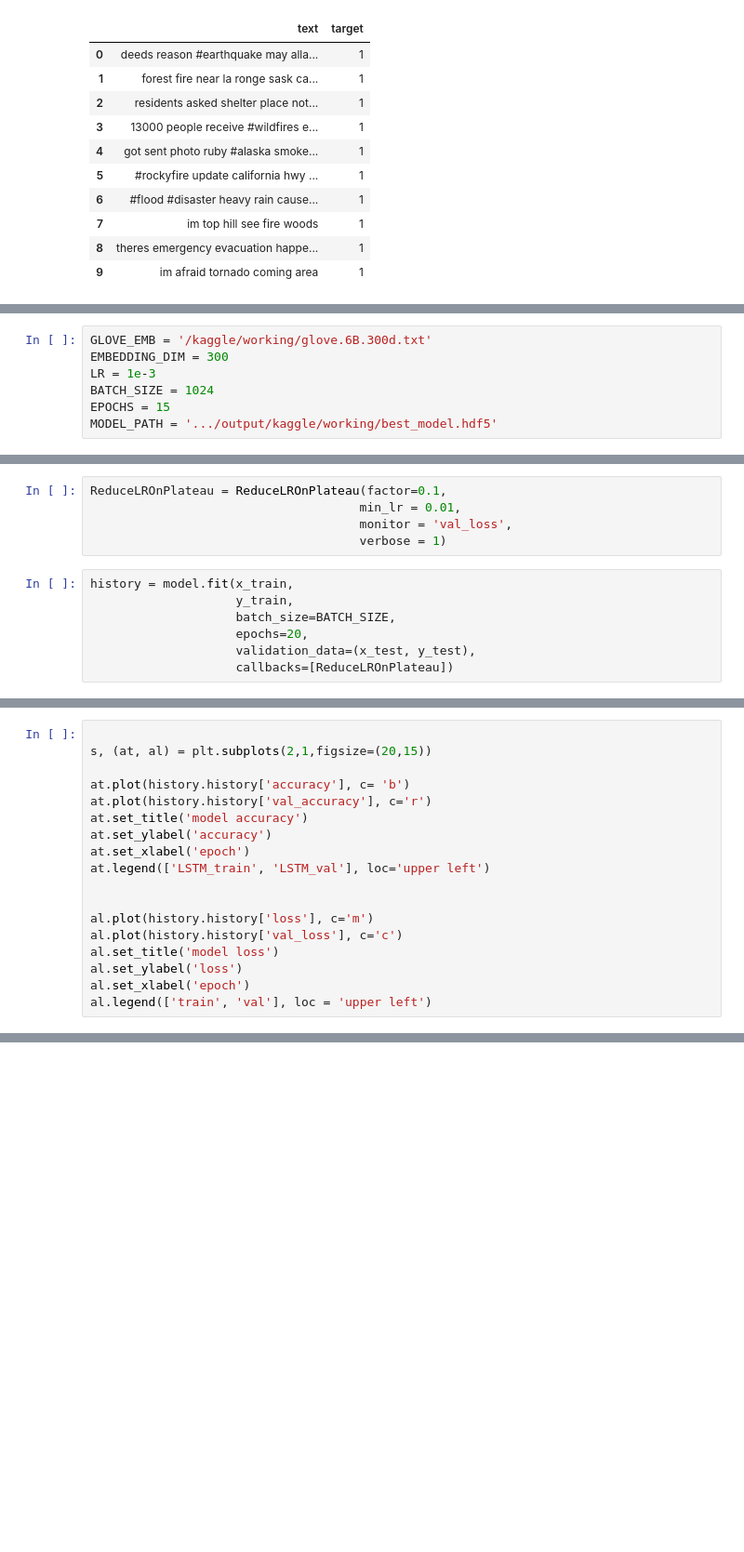
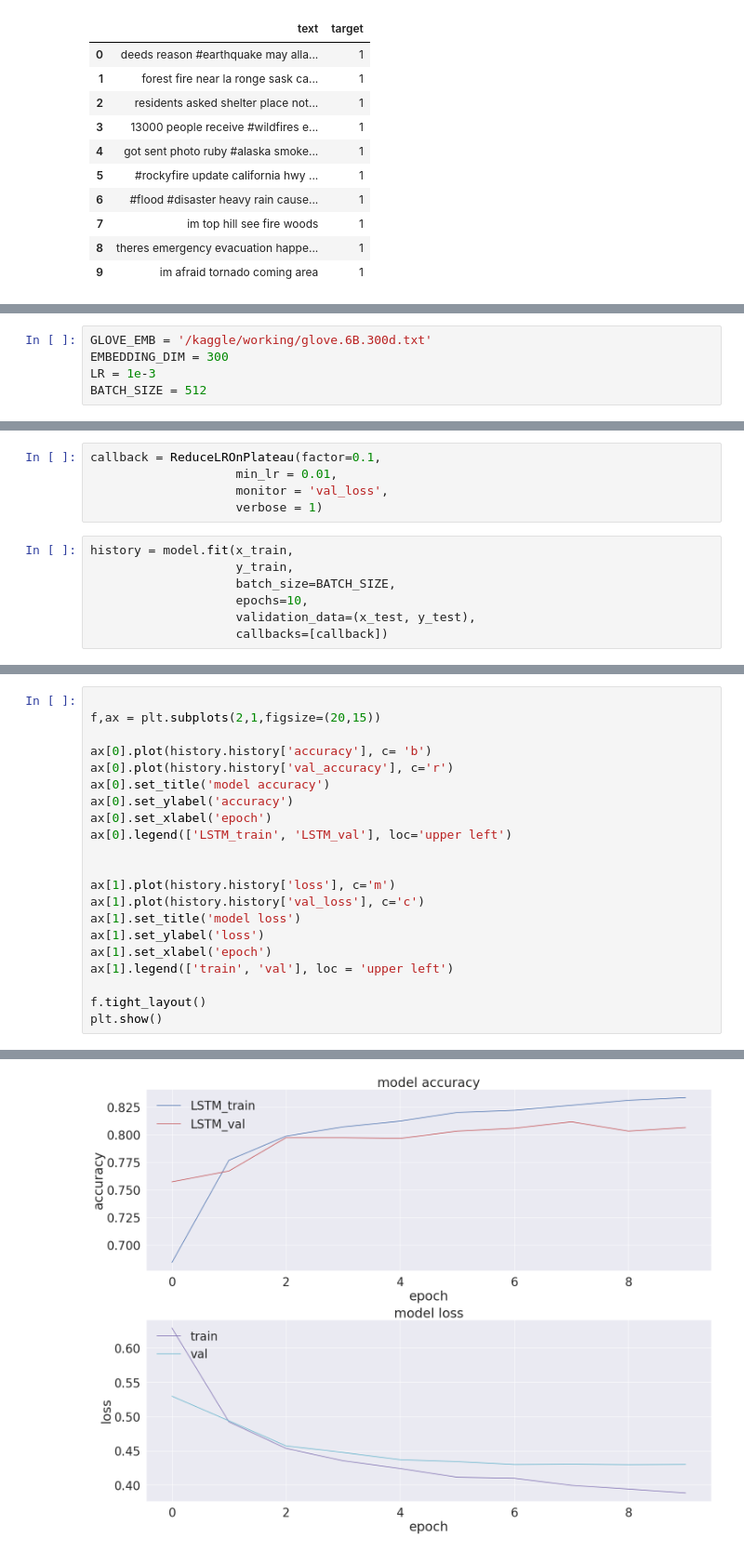
Before and after one commit to jerife/Kaggle, a Jupyter notebook: 05 Natural Language Processing with Disaster Tweets.ipynb, the cells around one changed output, grey strips where cells are left out. Shown at 93% size. Saved outputs shown, nothing was run; the diff lists cells and outputs as text; blank space fills up the shorter version.

Commit message:
feat. Modeling(LSTM) Score : 0.80355

```diff
--- a/05 Natural Language Processing with Disaster Tweets.ipynb
+++ b/05 Natural Language Processing with Disaster Tweets.ipynb
@@ -325,9 +356,7 @@ NameError: name 'train_data' is not defined
 GLOVE_EMB = '/kaggle/working/glove.6B.300d.txt'
 EMBEDDING_DIM = 300
 LR = 1e-3
-BATCH_SIZE = 1024
-EPOCHS = 15
-MODEL_PATH = '.../output/kaggle/working/best_model.hdf5'
+BATCH_SIZE = 512
 # %%
 embeddings_index = {}
 
@@ -383,13 +403,13 @@ NameError: name 'model' is not defined
 # %%
-ReduceLROnPlateau = ReduceLROnPlateau(factor=0.1,
-                                     min_lr = 0.01,
-                                     monitor = 'val_loss',
-                                     verbose = 1)
+callback = ReduceLROnPlateau(factor=0.1,
+                    min_lr = 0.01,
+                    monitor = 'val_loss',
+                    verbose = 1)
 # %%
 history = model.fit(x_train,
                     y_train,
                     batch_size=BATCH_SIZE,
-                    epochs=20,
+                    epochs=10,
                     validation_data=(x_test, y_test),
-                    callbacks=[ReduceLROnPlateau])
+                    callbacks=[callback])
 # %% [output]
@@ -397,19 +436,22 @@ NameError: name 'model' is not defined
 # %%
 
-s, (at, al) = plt.subplots(2,1,figsize=(20,15))
+f,ax = plt.subplots(2,1,figsize=(20,15))
 
-at.plot(history.history['accuracy'], c= 'b')
-at.plot(history.history['val_accuracy'], c='r')
-at.set_title('model accuracy')
-at.set_ylabel('accuracy')
-at.set_xlabel('epoch')
-at.legend(['LSTM_train', 'LSTM_val'], loc='upper left')
+ax[0].plot(history.history['accuracy'], c= 'b')
+ax[0].plot(history.history['val_accuracy'], c='r')
+ax[0].set_title('model accuracy')
+ax[0].set_ylabel('accuracy')
+ax[0].set_xlabel('epoch')
+ax[0].legend(['LSTM_train', 'LSTM_val'], loc='upper left')
 
 
-al.plot(history.history['loss'], c='m')
-al.plot(history.history['val_loss'], c='c')
-al.set_title('model loss')
-al.set_ylabel('loss')
-al.set_xlabel('epoch')
-al.legend(['train', 'val'], loc = 'upper left')
+ax[1].plot(history.history['loss'], c='m')
+ax[1].plot(history.history['val_loss'], c='c')
+ax[1].set_title('model loss')
+ax[1].set_ylabel('loss')
+ax[1].set_xlabel('epoch')
+ax[1].legend(['train', 'val'], loc = 'upper left')
+
+f.tight_layout()
+plt.show()
 # %% [output]
@@ -416,0 +458 @@ NameError: name 'plt' is not defined
+[figure, added]
```
Also changed, not shown: parts of 53 cells of this notebook.
